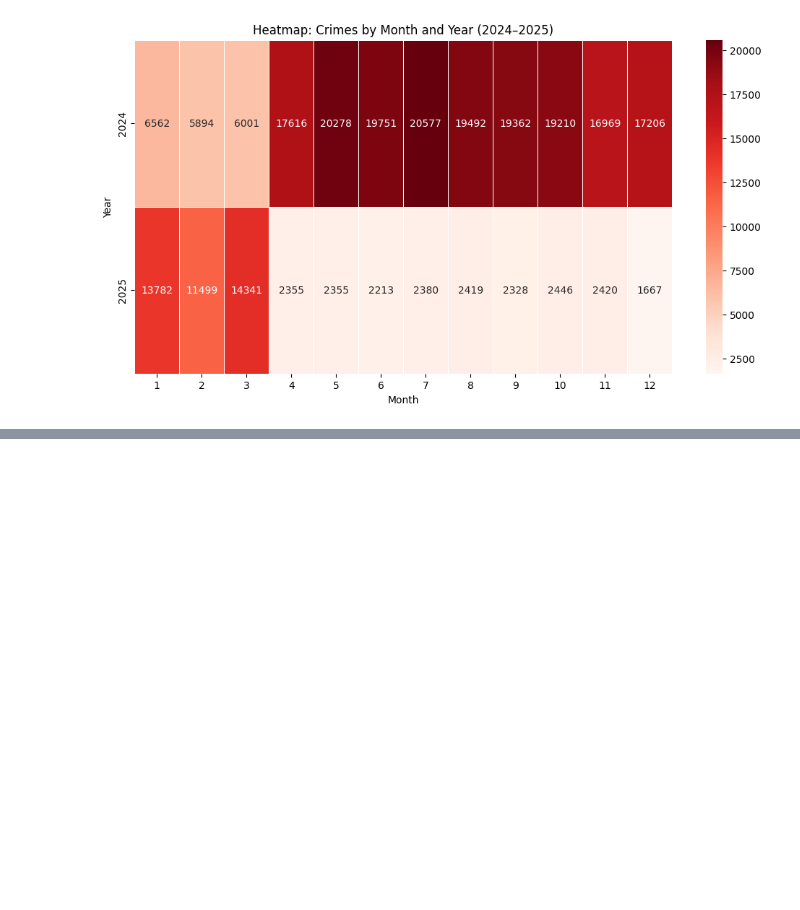
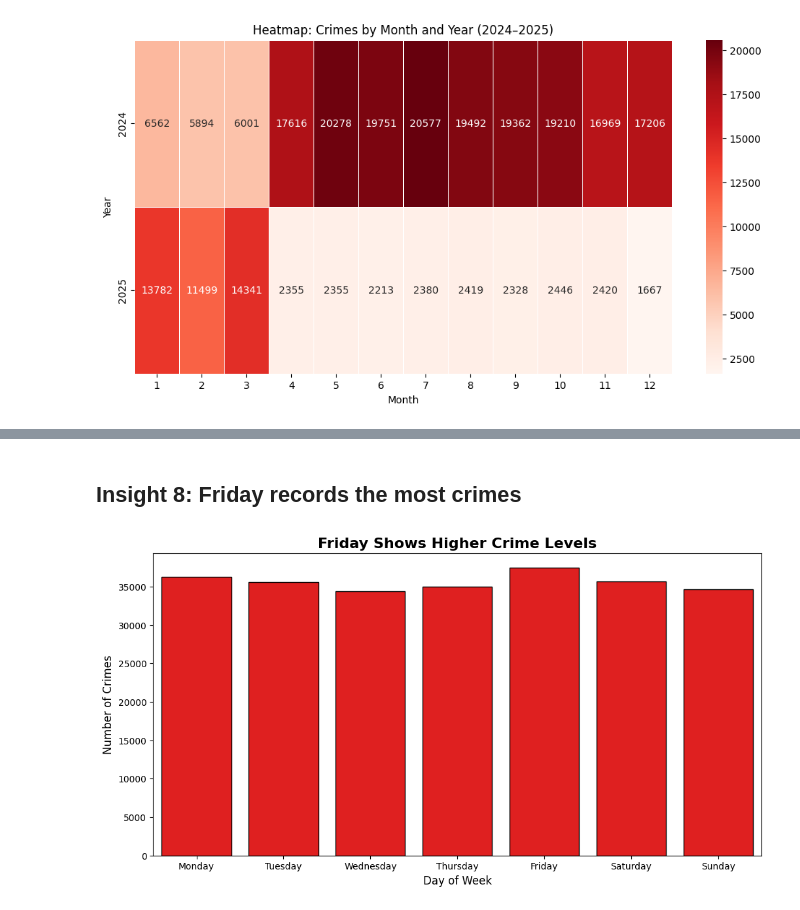
Before and after one commit to pasapak-sayo/ELEC303-DataAnalytics_exam, a Jupyter notebook: MidtermHandsOnExam.ipynb, the cells around one changed output, grey strips where cells are left out. Cells and saved outputs as stored; diff of their text form; code cells hidden in the pictures; blank space fills up the shorter version.

```diff
--- a/MidtermHandsOnExam.ipynb
+++ b/MidtermHandsOnExam.ipynb
@@ -61,13 +61 @@ Location                0
 dtype: int64
-# %%
-df['Case Number'] = df['Case Number'].astype('str')
-df['Block'] = df['Block'].astype('str')
-df['IUCR'] = df['IUCR'].astype('category')
-df['Primary Type'] = df['Primary Type'].astype('category')
-df['Description'] = df['Description'].astype('category')
-df['Location Description'] = df['Location Description'].astype('category')
-df['Community Area'] = df['Community Area'].astype('category')
-df['FBI Code'] = df['FBI Code'].astype('category')
-df['Updated On'] = pd.to_datetime(df['Updated On'])
-df['Location'] = df['Location'].astype('category')
-df.dtypes
@@ -91,0 +62,11 @@ dtype: object
+# %%
+df['Case Number'] = df['Case Number'].fillna('UNKNOWN_CASE')
+df['Primary Type'] = df['Primary Type'].fillna('UNKNOWN_CRIME')
+df['Description'] = df['Description'].fillna('NO_DESCRIPTION')
+df['Arrest'] = df['Arrest'].fillna(False)
+df['Domestic'] = df['Domestic'].fillna(False)
+df['FBI Code'] = df['FBI Code'].fillna('UNKNOWN')
+df['Year'] = df['Year'].fillna(df['Year'].mode()[0])
+df['Date'] = df['Date'].fillna(df['Date'].mode()[0])
+
+df.isnull().sum()
@@ -201,0 +219,20 @@ plt.show()
+# %%
+day_map = {0:'Monday', 1:'Tuesday', 2:'Wednesday', 3:'Thursday',
+           4:'Friday', 5:'Saturday', 6:'Sunday'}
+df['DayOfWeek'] = df['DayOfWeek'].map(day_map)
+
+day_trends = df.groupby('DayOfWeek').size().reset_index(name='Counts')
+day_order = ['Monday','Tuesday','Wednesday','Thursday','Friday','Saturday','Sunday']
+day_trends['DayOfWeek'] = pd.Categorical(day_trends['DayOfWeek'], categories=day_order, ordered=True)
+day_trends = day_trends.sort_values('DayOfWeek')
+# %% [markdown]
+<h2>Insight 8: Friday records the most crimes</h2>
+# %%
+plt.figure(figsize=(12,6))
+sns.barplot(data=day_trends, x='DayOfWeek', y='Counts', color="red", edgecolor="black")
+plt.title("Friday Shows Higher Crime Levels", fontsize=16, fontweight='bold')
+plt.xlabel("Day of Week", fontsize=12)
+plt.ylabel("Number of Crimes", fontsize=12)
+plt.show()
+# %% [output]
+[figure, added]
```
Also changed, not shown: parts of 98 cells of this notebook.
